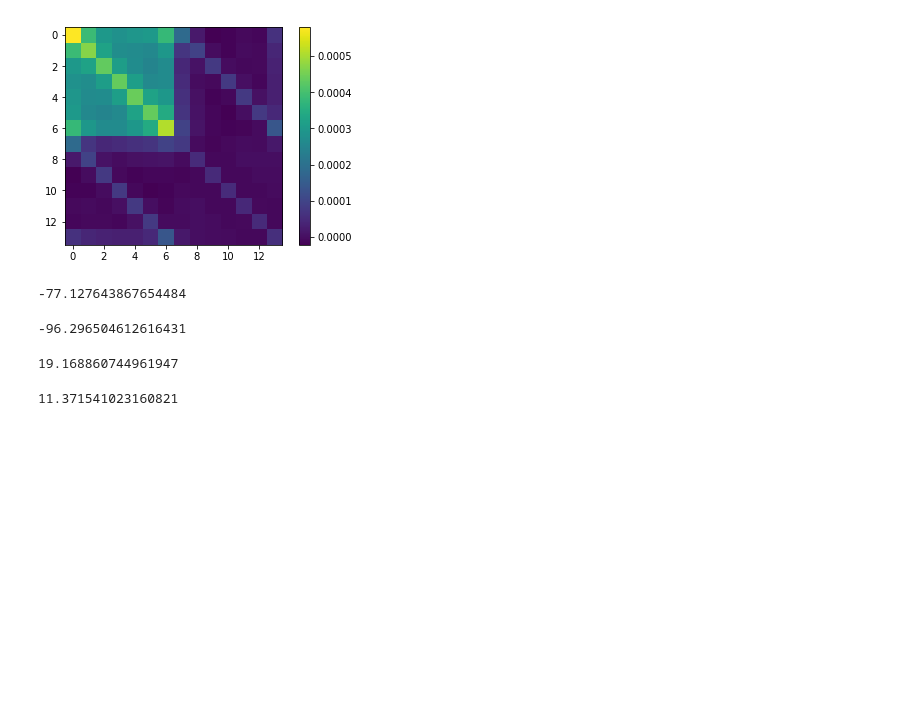
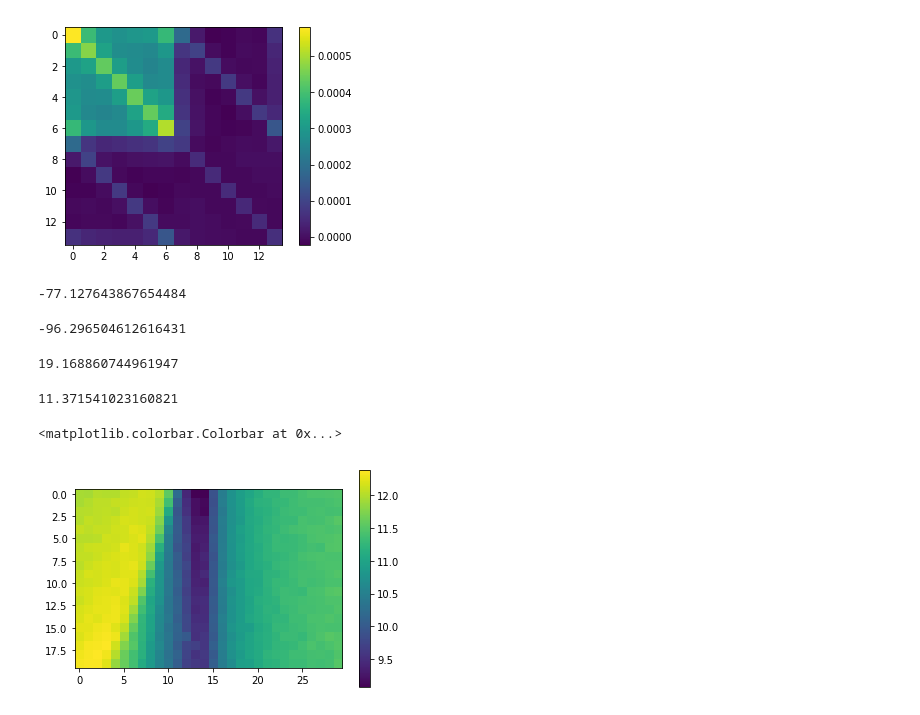
Before and after one commit to lmcintosh/ipython-notebooks, a Jupyter notebook: baccuslab/2017 11-29 Surround - multivariate info.ipynb, the cells around one changed output. Cells and saved outputs as stored; diff of their text form; code cells hidden in the pictures; blank space fills up the shorter version.

```diff
--- a/baccuslab/2017 11-29 Surround - multivariate info.ipynb
+++ b/baccuslab/2017 11-29 Surround - multivariate info.ipynb
@@ -245,0 +289,6 @@ mi
+# %%
+plt.imshow(info_map[:20, :30])
+plt.colorbar()
+# %% [output]
+<matplotlib.colorbar.Colorbar at 0x...>
+[figure, added]
```
Also changed, not shown: parts of 35 cells of this notebook.
